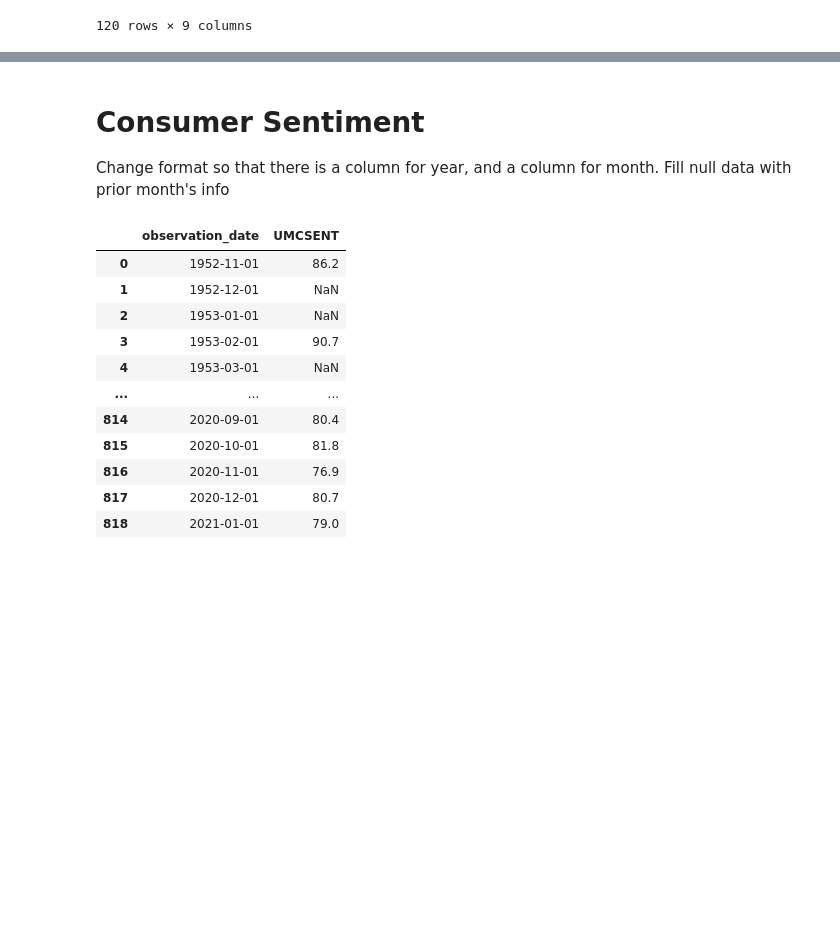
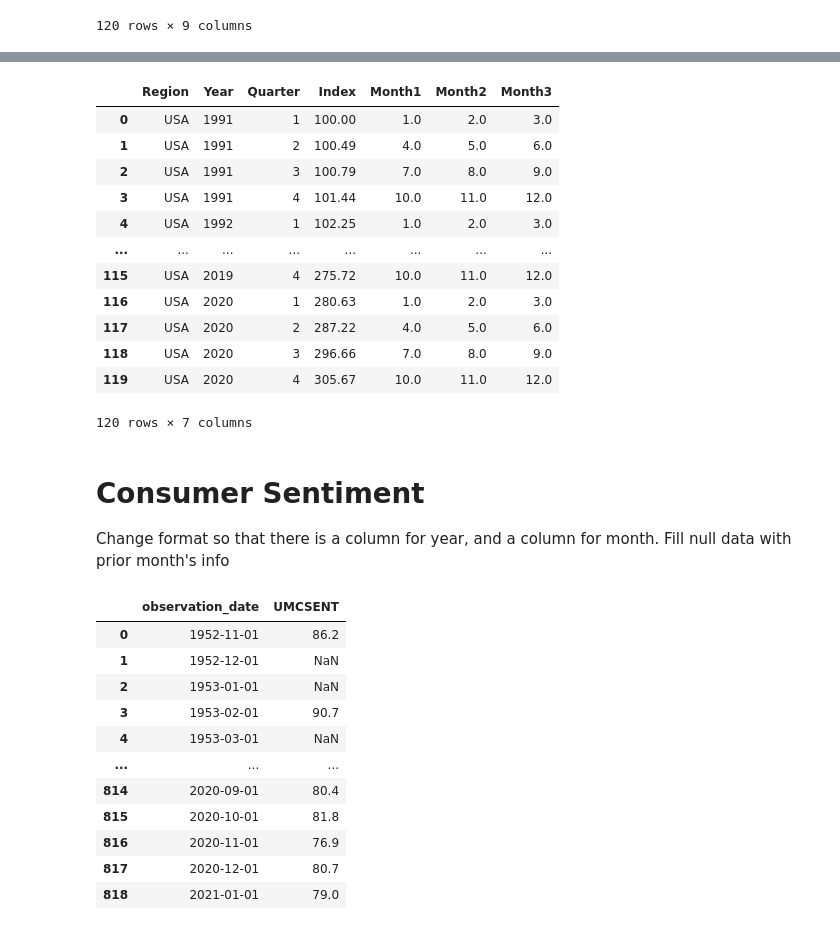
Before and after one commit to emilymcdaniel/Final_Project, a Jupyter notebook: StuctureSketch.ipynb, the cells around one changed output, grey strips where cells are left out. Drawn from its saved outputs; the diff is of its cells as text; code cells hidden in the pictures; blank space fills up the shorter version.

```diff
--- a/StuctureSketch.ipynb
+++ b/StuctureSketch.ipynb
@@ -154,3 +215,20 @@ HomeBuyers_df
+# %%
+#Clean column title
+HomeBuyers_df.rename(columns={"Not Seasonally-Adjusted\nPurchase-Only Index \n(1991Q1=100)":"Index"})
+# %% [output]
+|  | Region | Year | Quarter | Index | Month1 | Month2 | Month3 |
+| 0 | USA | 1991 | 1 | 100.00 | 1.0 | 2.0 | 3.0 |
+| 1 | USA | 1991 | 2 | 100.49 | 4.0 | 5.0 | 6.0 |
+| 2 | USA | 1991 | 3 | 100.79 | 7.0 | 8.0 | 9.0 |
+| 3 | USA | 1991 | 4 | 101.44 | 10.0 | 11.0 | 12.0 |
+| 4 | USA | 1992 | 1 | 102.25 | 1.0 | 2.0 | 3.0 |
+| ... | ... | ... | ... | ... | ... | ... | ... |
+| 115 | USA | 2019 | 4 | 275.72 | 10.0 | 11.0 | 12.0 |
+| 116 | USA | 2020 | 1 | 280.63 | 1.0 | 2.0 | 3.0 |
+| 117 | USA | 2020 | 2 | 287.22 | 4.0 | 5.0 | 6.0 |
+| 118 | USA | 2020 | 3 | 296.66 | 7.0 | 8.0 | 9.0 |
+| 119 | USA | 2020 | 4 | 305.67 | 10.0 | 11.0 | 12.0 |
+120 rows × 7 columns
 # %% [markdown]
 # Consumer Sentiment
 Change format so that there is a column for year, and a column for month.
```
Also changed, not shown: parts of 4 cells of this notebook.
